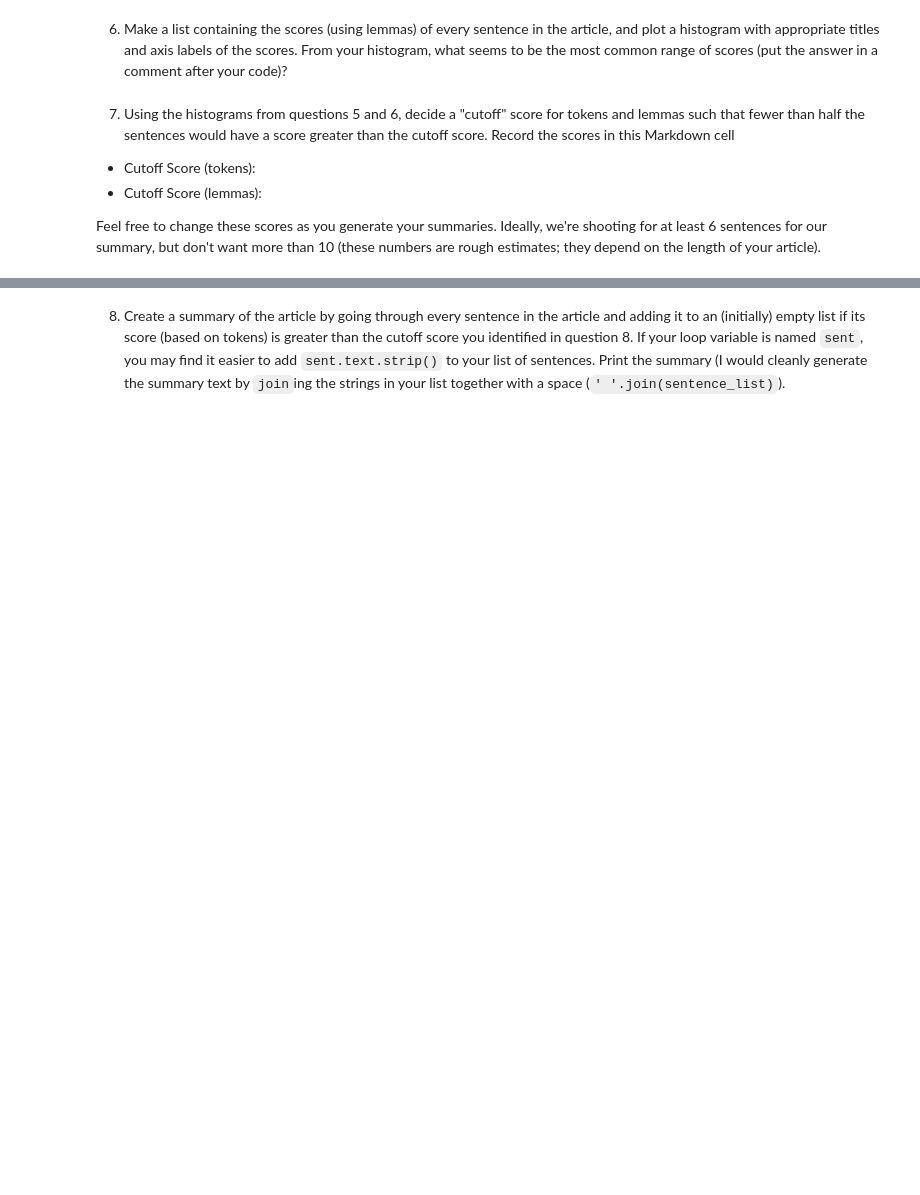
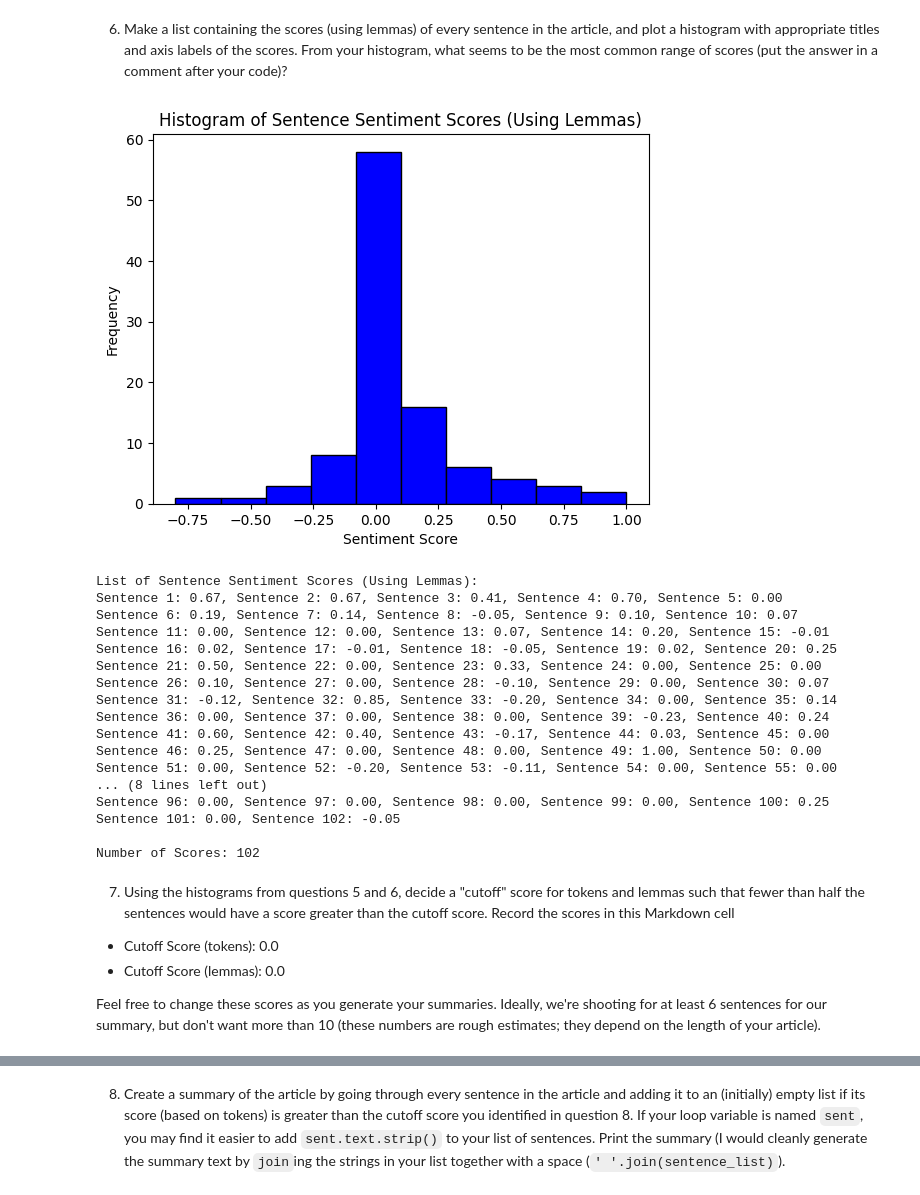
Before and after one commit to evandobler98/wmnlp-final-project, a Jupyter notebook: article-summarizer.ipynb, the cells around one changed output, grey strips where cells are left out. Cells and saved outputs as stored; diff of their text form; code cells hidden in the pictures; blank space fills up the shorter version.

```diff
--- a/article-summarizer.ipynb
+++ b/article-summarizer.ipynb
@@ -23,9 +296,77 @@ Every question that requires you to write code will have a code cell underneath
 # %% [markdown]
 6. Make a list containing the scores (using lemmas) of every sentence in the article, and plot a histogram with appropriate titles and axis labels of the scores.  From your histogram, what seems to be the most common range of scores (put the answer in a comment after your code)?
+# %%
+import spacy
+import matplotlib.pyplot as plt
+from bs4 import BeautifulSoup
+from spacytextblob.spacytextblob import SpacyTextBlob
+
+# Load spaCy model and add spacytextblob pipeline
+nlp = spacy.load("en_core_web_sm")
+nlp.add_pipe("spacytextblob")
+
+# Step 1: Load the HTML content from the file
+with open("article.html", "r", encoding="utf-8") as file:
+    html_content = file.read()
+
+# Step 2: Parse HTML content using BeautifulSoup
+soup = BeautifulSoup(html_content, 'html.parser')
+
+# Extract the article text
+article_text = soup.get_text(separator=' ', strip=True)
+
+# Step 3: Process the article text with spaCy pipeline
+doc = nlp(article_text)
+
+# Step 4: Calculate sentiment score for each sentence based on lemmas
+sentence_lemma_scores = []
+for sent in doc.sents:
+    # Use lemmas to calculate polarity by reconstructing the sentence
+    lemma_text = " ".join([token.lemma_ for token in sent])
+    lemma_doc = nlp(lemma_text)
+    sentence_lemma_scores.append(lemma_doc._.blob.polarity)
+
+# Step 5: Plot a histogram of the sentiment scores
+plt.hist(sentence_lemma_scores, bins=10, color='blue', edgecolor='black')
+plt.title("Histogram of Sentence Sentiment Scores (Using Lemmas)")
+plt.xlabel("Sentiment Score")
+plt.ylabel("Frequency")
+plt.show()
+
+# Step 6: Print the list of sentence sentiment scores, 5 scores per line
+print("List of Sentence Sentiment Scores (Using Lemmas):")
+for i in range(0, len(sentence_lemma_scores), 5):
+    # Print 5 scores per line
+    print(", ".join([f"Sentence {j+1}: {sentence_lemma_scores[j]:.2f}" for j in range(i, min(i+5, len(sentence_lemma_scores)))]))
+
+print("")
+print(f"Number of Scores: {len(sentence_lemma_scores)}")
+# Step 6: Comment on the most common range of scores
+# The most common range of scores appears to be slightly positive (0 to 0.2),
+# indicating that sentences constructed using lemmas have a slightly positive sentiment.
+# %% [output]
+[figure, added]
+List of Sentence Sentiment Scores (Using Lemmas):
+Sentence 1: 0.67, Sentence 2: 0.67, Sentence 3: 0.41, Sentence 4: 0.70, Sentence 5: 0.00
+Sentence 6: 0.19, Sentence 7: 0.14, Sentence 8: -0.05, Sentence 9: 0.10, Sentence 10: 0.07
+Sentence 11: 0.00, Sentence 12: 0.00, Sentence 13: 0.07, Sentence 14: 0.20, Sentence 15: -0.01
+Sentence 16: 0.02, Sentence 17: -0.01, Sentence 18: -0.05, Sentence 19: 0.02, Sentence 20: 0.25
+Sentence 21: 0.50, Sentence 22: 0.00, Sentence 23: 0.33, Sentence 24: 0.00, Sentence 25: 0.00
+Sentence 26: 0.10, Sentence 27: 0.00, Sentence 28: -0.10, Sentence 29: 0.00, Sentence 30: 0.07
+Sentence 31: -0.12, Sentence 32: 0.85, Sentence 33: -0.20, Sentence 34: 0.00, Sentence 35: 0.14
+Sentence 36: 0.00, Sentence 37: 0.00, Sentence 38: 0.00, Sentence 39: -0.23, Sentence 40: 0.24
+Sentence 41: 0.60, Sentence 42: 0.40, Sentence 43: -0.17, Sentence 44: 0.03, Sentence 45: 0.00
+Sentence 46: 0.25, Sentence 47: 0.00, Sentence 48: 0.00, Sentence 49: 1.00, Sentence 50: 0.00
+Sentence 51: 0.00, Sentence 52: -0.20, Sentence 53: -0.11, Sentence 54: 0.00, Sentence 55: 0.00
+... (8 lines left out)
+Sentence 96: 0.00, Sentence 97: 0.00, Sentence 98: 0.00, Sentence 99: 0.00, Sentence 100: 0.25
+Sentence 101: 0.00, Sentence 102: -0.05
+
+Number of Scores: 102
 # %% [markdown]
 7. Using the histograms from questions 5 and 6, decide a "cutoff" score for tokens and lemmas such that fewer than half the sentences would have a score greater than the cutoff score.  Record the scores in this Markdown cell
 
-* Cutoff Score (tokens):
-* Cutoff Score (lemmas):
+* Cutoff Score (tokens): 0.0
+* Cutoff Score (lemmas): 0.0
 
 Feel free to change these scores as you generate your summaries.  Ideally, we're shooting for at least 6 sentences for our summary, but don't want more than 10 (these numbers are rough estimates; they depend on the length of your article).
```
Also changed, not shown: parts of 10 cells of this notebook, 2 other files.
